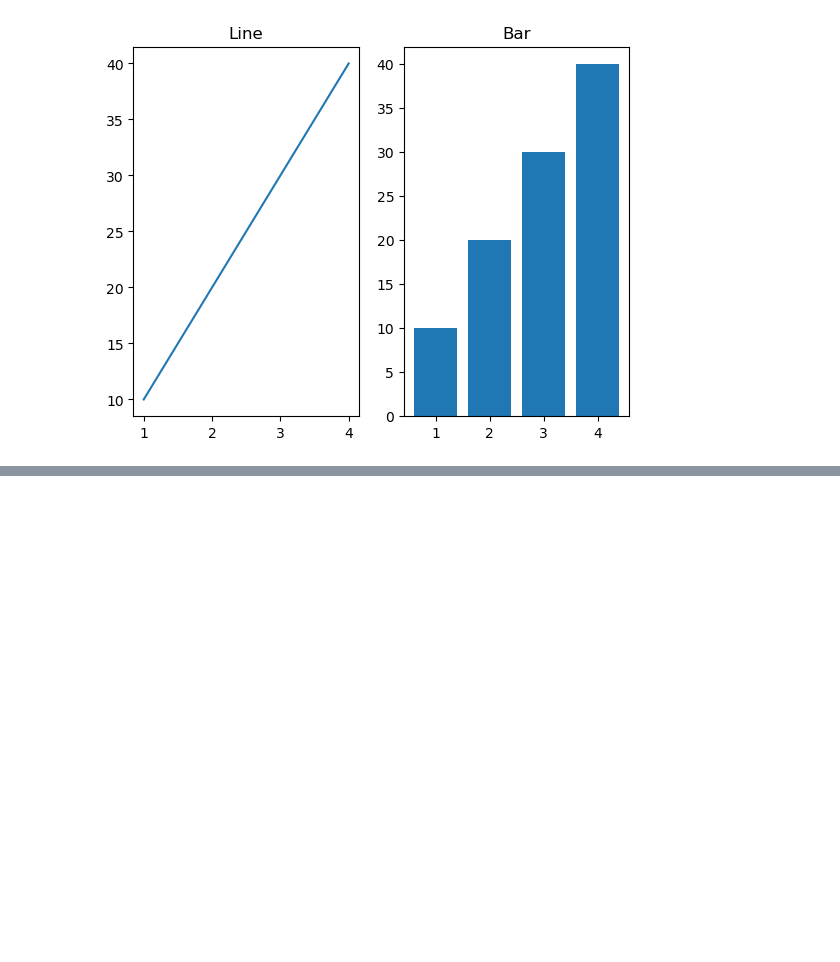
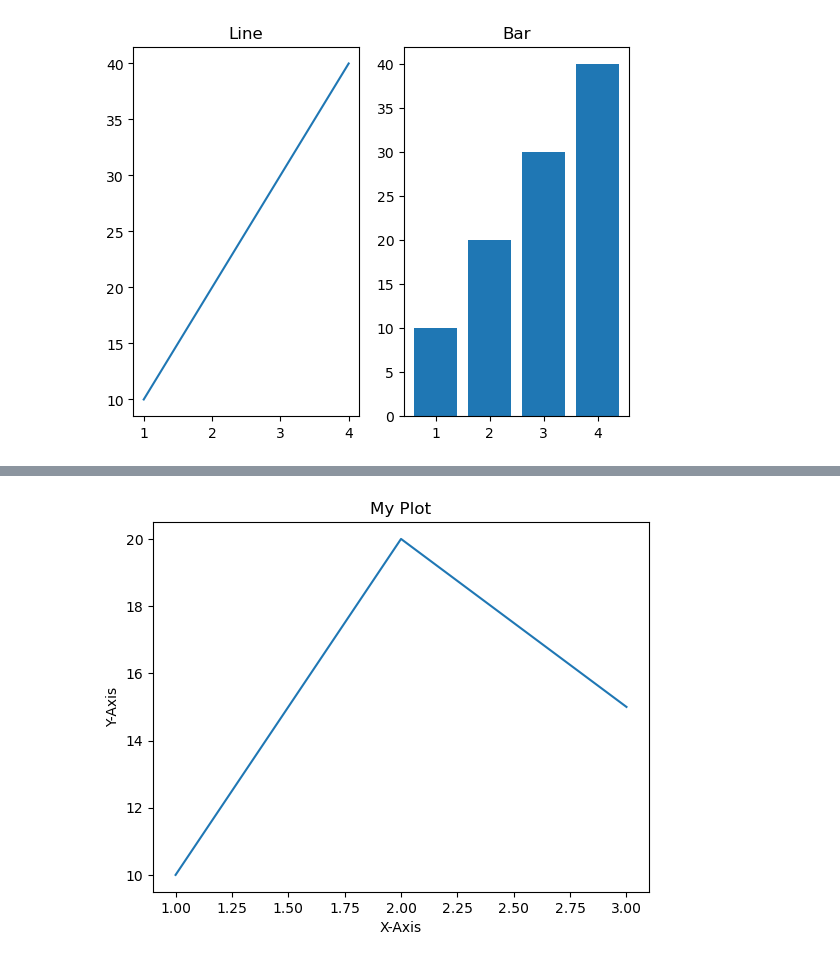
Before and after one commit to balaji-wadhekar/machine-learning, a Jupyter notebook: matplotlib.ipynb, the cells around one changed output, grey strips where cells are left out. Cells and saved outputs as stored; diff of their text form; code cells hidden in the pictures; blank space fills up the shorter version.

```diff
--- a/matplotlib.ipynb
+++ b/matplotlib.ipynb
@@ -57,0 +73,19 @@ plt.show()
+# %%
+#advanced plotting with object oriented approach
+import matplotlib.pyplot as plt
+
+# 1. We explicitly create the Figure (canvas) and the Axes (the plot)
+fig, ax = plt.subplots()
+
+# 2. We tell THAT SPECIFIC plot to draw the line
+ax.plot([1, 2, 3], [10, 20, 15])
+
+# 3. We tell THAT SPECIFIC plot to set its title and labels
+ax.set_title("My Plot")
+ax.set_xlabel("X-Axis")
+ax.set_ylabel("Y-Axis")
+plt.style.use('ggplot')
+
+plt.show()
+# %% [output]
+[figure, added]
```
Also changed, not shown: parts of 4 cells of this notebook, 8 other files.
